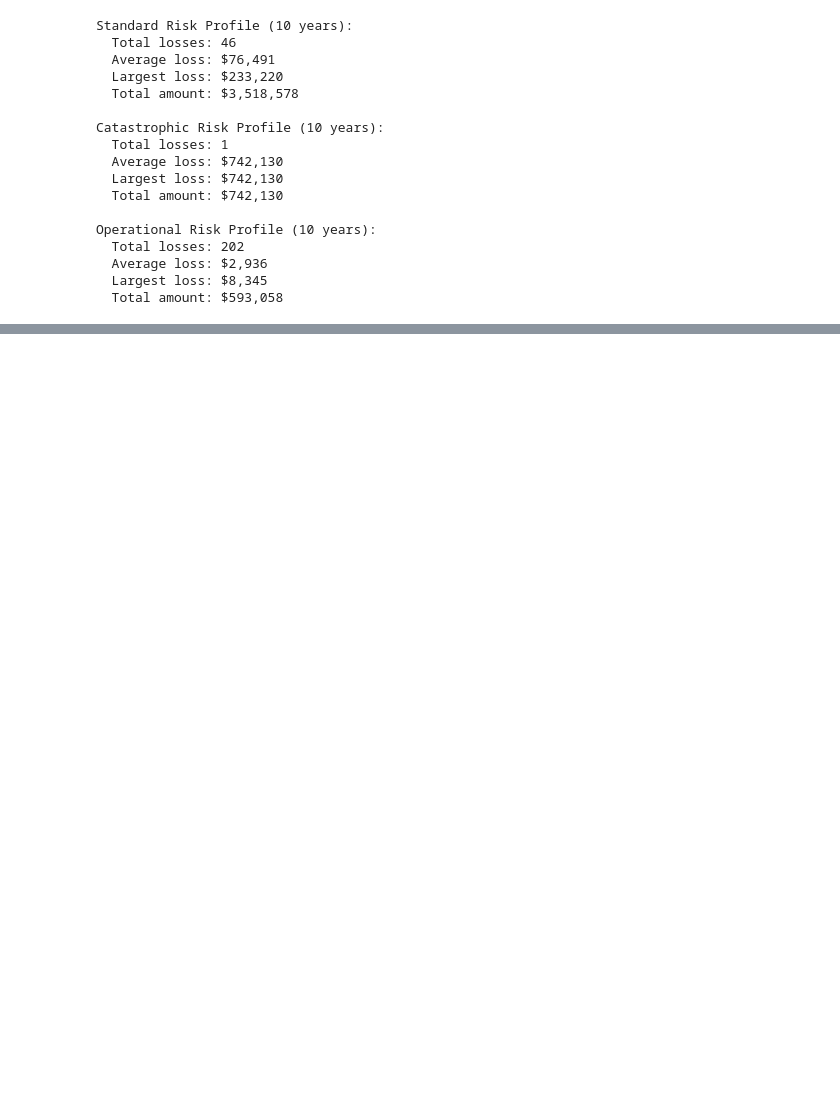
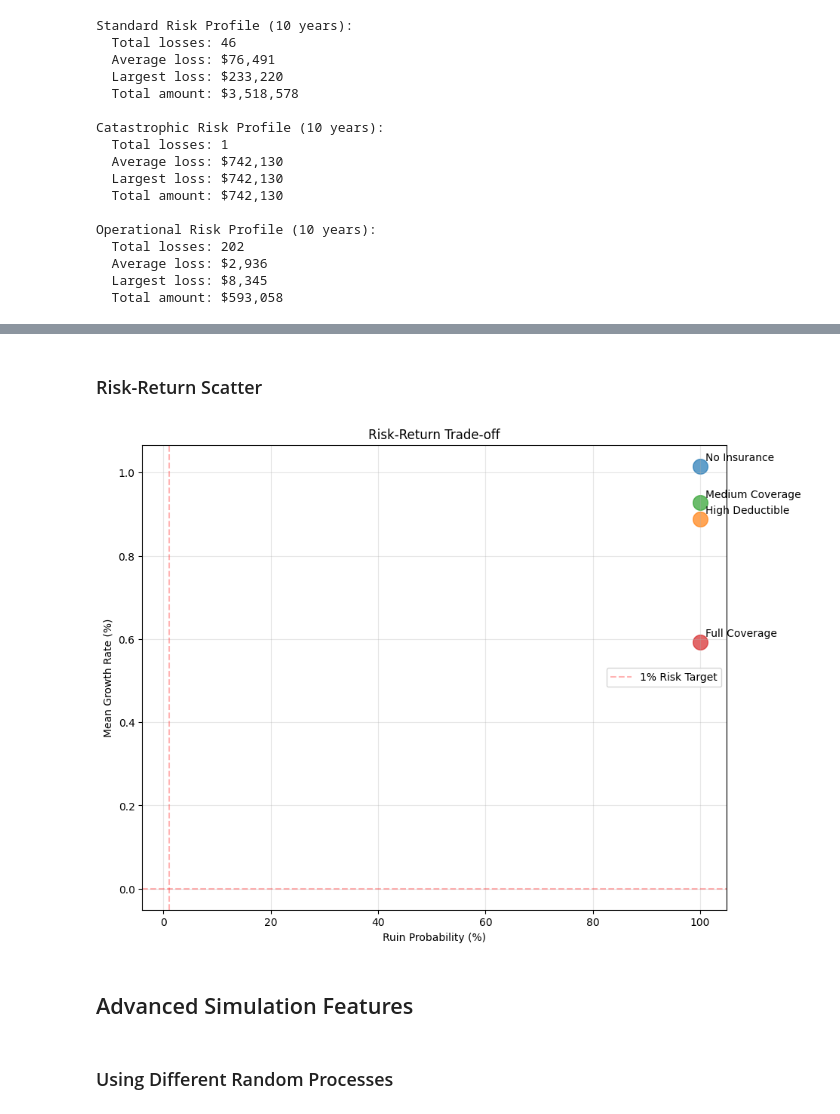
Before and after one commit to AlexFiliakov/Ergodic-Insurance-Limits, a Jupyter notebook: assets/02_basic_simulation.ipynb, the cells around one changed output, grey strips where cells are left out. Saved outputs shown, nothing was run; the diff lists cells and outputs as text; code cells hidden in the pictures; blank space fills up the shorter version.

```diff
--- a/assets/02_basic_simulation.ipynb
+++ b/assets/02_basic_simulation.ipynb
@@ -248,0 +514,30 @@ Time-Weighted ROE: 2.57%
+# %% [markdown]
+### Risk-Return Scatter
+# %%
+# Create risk-return scatter plot
+plt.figure(figsize=(10, 8))
+
+for name, results in results_comparison.items():
+    mean_return = np.mean(results.growth_rates)
+    risk = 1 - results.ruin_probability  # Ruin probability as risk
+
+    plt.scatter(risk * 100, mean_return * 100, s=200, alpha=0.7)
+    plt.annotate(name, (risk * 100, mean_return * 100),
+                xytext=(5, 5), textcoords='offset points')
+
+plt.xlabel('Ruin Probability (%)')
+plt.ylabel('Mean Growth Rate (%)')
+plt.title('Risk-Return Trade-off')
+plt.grid(True, alpha=0.3)
+
+# Add efficient frontier concept
+plt.axhline(y=0, color='red', linestyle='--', alpha=0.3)
+plt.axvline(x=1, color='red', linestyle='--', alpha=0.3, label='1% Risk Target')
+plt.legend(loc='best')
+plt.show()
+# %% [output]
+[figure, added]
+# %% [markdown]
+## Advanced Simulation Features
+# %% [markdown]
+### Using Different Random Processes
```
Also changed, not shown: parts of 29 cells of this notebook, 8 other files.
